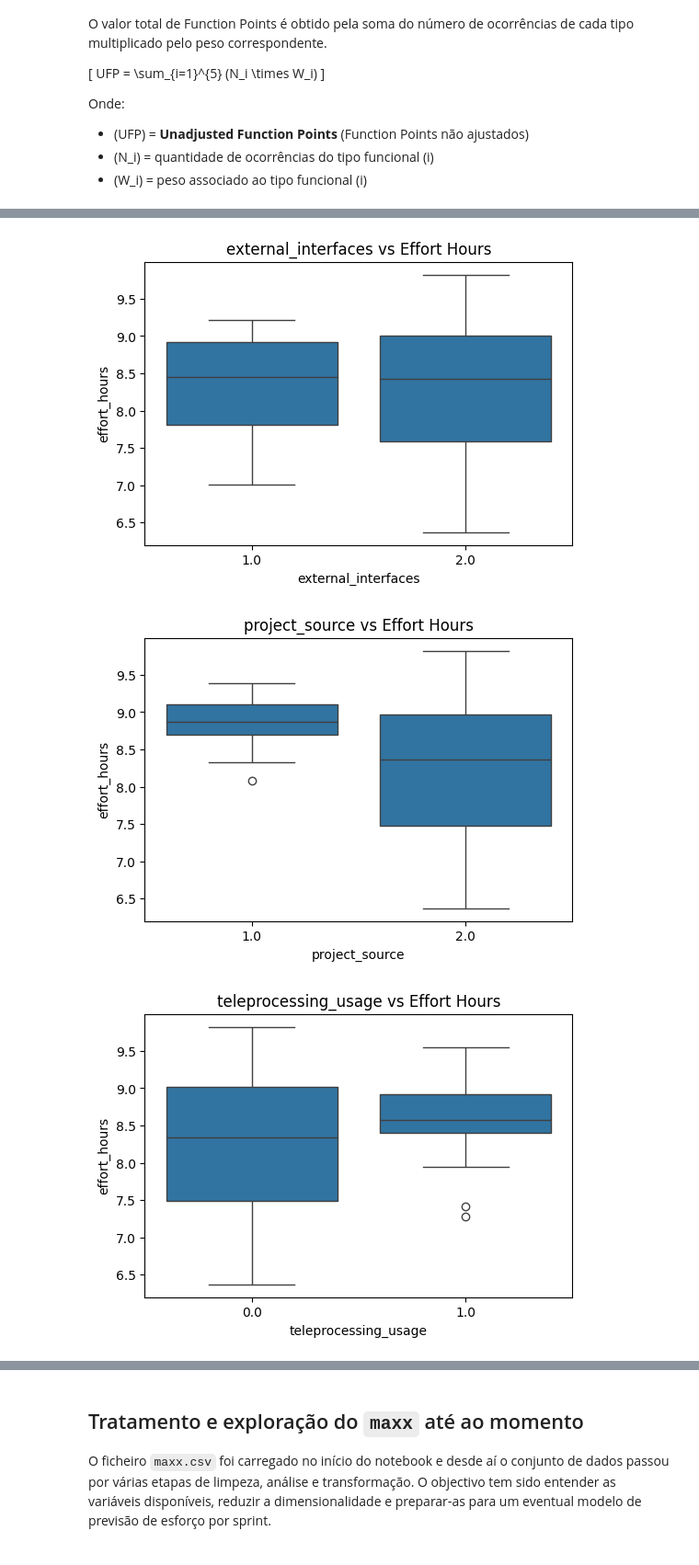
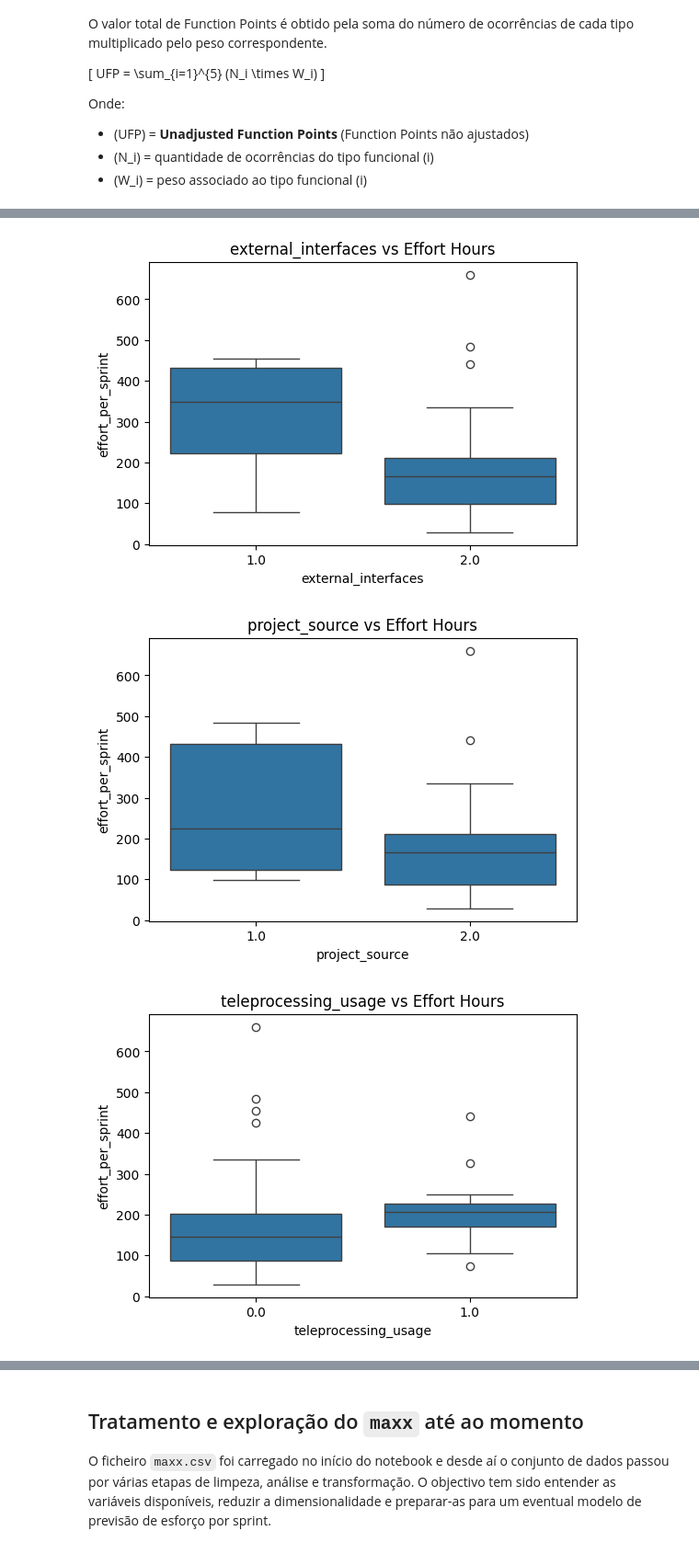
Before and after one commit to rodolfobdossantos/agile_estimator_ofc, a Jupyter notebook: model/notebooks/inferencia/agile_v2/eda.ipynb, the cells around one changed output, grey strips where cells are left out. Shown at 92% size. Saved outputs shown, nothing was run; the diff lists cells and outputs as text; code cells hidden in the pictures.

```diff
--- a/model/notebooks/inferencia/agile_v2/eda.ipynb
+++ b/model/notebooks/inferencia/agile_v2/eda.ipynb
@@ -105,3 +149,13 @@ maxx = maxx.rename(columns={
 "Time": "development_time",
 "Effort": "effort_hours"
 })
+# %%
+maxx['effort_per_month'] = maxx['effort_hours'] / maxx['project_duration_months']
+sprints_per_month = 2
+maxx['effort_per_sprint'] = maxx['effort_per_month'] / sprints_per_month
+
+maxx['team_size'] = maxx['effort_per_sprint'] / 60.0  # assumindo 60 horas por pessoa por sprint
+
+maxx["team_size"] = np.ceil(maxx["team_size"]).astype(int)
+
+maxx['effort_per_person'] = maxx['effort_per_sprint'] / maxx['team_size']
@@ -134,7 +240,7 @@ for var in business_variables:
     plt.xlabel(var)
     plt.ylabel('Frequency')
 
-    correlation = maxx[var].corr(maxx['effort_hours'])
+    correlation = maxx[var].corr(maxx['effort_per_person'])
 
     if abs(correlation) > 0.2:
         corr_map ={var: correlation}
@@ -488,5 +588,5 @@ plt.show()
 # %%
-maxx["effort_hours"] = np.log1p(maxx["effort_hours"])
-sns.pairplot(data=maxx, vars=["technical_complexity", "function_points", "effort_hours"], kind="reg")
+maxx["effort_per_sprint_log"] = np.log1p(maxx["effort_per_sprint_log"])
+sns.pairplot(data=maxx, vars=["technical_complexity", "function_points", "effort_per_sprint_log"], kind="reg")
 plt.show()
 # %% [output]
@@ -570,7 +671,7 @@ for col in categorical_features:
 
     sns.boxplot(
         x=maxx[col],
-        y=maxx["effort_hours"]
+        y=maxx["effort_per_sprint"]
     )
 
     plt.title(f"{col} vs Effort Hours")
@@ -581,3 +682,3 @@ for col in categorical_features:
-[figure, old version]
+[figure, new version]
-[figure, old version]
+[figure, new version]
-[figure, old version]
+[figure, new version]
```
Also changed, not shown: parts of 35 cells of this notebook, 20 other files.
